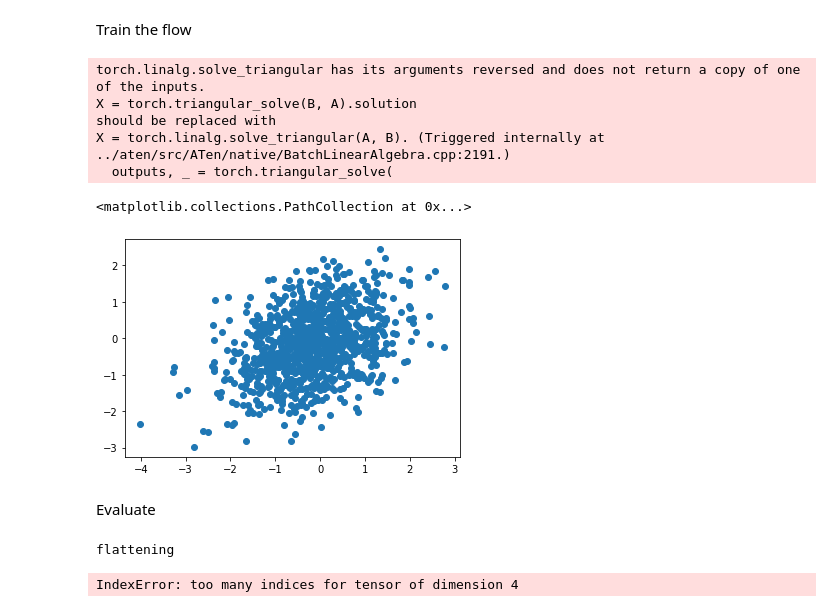
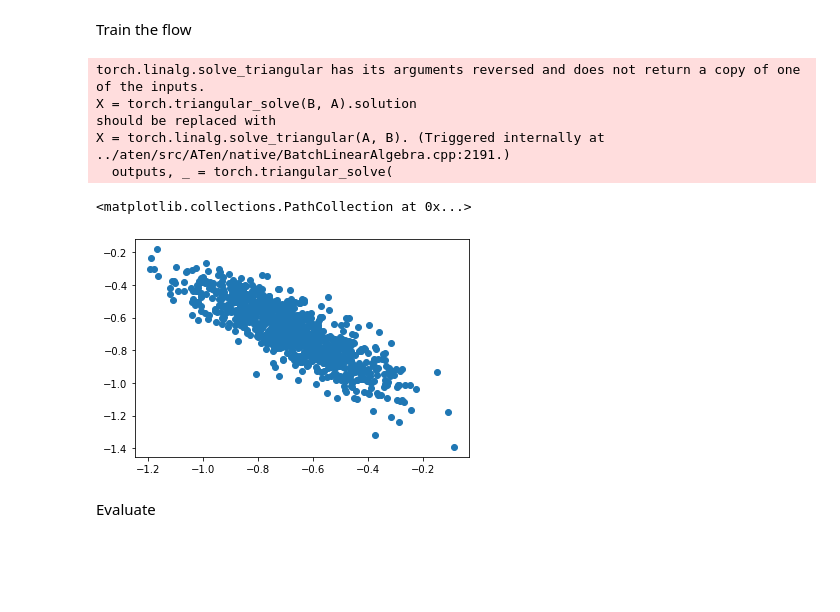
Before and after one commit to HamidrezaKmK/ood-detection, a Jupyter notebook: notebooks/ood_toy_example.ipynb, the cells around one changed output. Drawn from its saved outputs; the diff is of its cells as text; code cells hidden in the pictures; blank space fills up the shorter version.

```diff
--- a/notebooks/ood_toy_example.ipynb
+++ b/notebooks/ood_toy_example.ipynb
@@ -57,20 +60,20 @@ flow.lr_scheduler = scheduler
 # %% [markdown]
 Train the flow
 # %%
-for epoch in range(10):
+for epoch in range(1000):
     for batch in dataloader:
         flow.train_batch(batch)
 
 gen_sample = flow.sample(1000).detach()
 plt.scatter(gen_sample[:, 0], gen_sample[:, 1])
 # %% [output]
 torch.linalg.solve_triangular has its arguments reversed and does not return a copy of one of the inputs.
 X = torch.triangular_solve(B, A).solution
 should be replaced with
 X = torch.linalg.solve_triangular(A, B). (Triggered internally at ../aten/src/ATen/native/BatchLinearAlgebra.cpp:2191.)
   outputs, _ = torch.triangular_solve(
 <matplotlib.collections.PathCollection at 0x...>
-[figure, old version]
+[figure, new version]
 # %% [markdown]
 Evaluate
 # %%
@@ -78,8 +81,6 @@ from ood.methods.linear_approximations.latent_statistics import EllipsoidCDFStat
 from ood.methods.linear_approximations.encoding_model import EncodingFlow
 
 
-ellipsoid_calc = EllipsoidCDFStatsCalculator(flow, EncodingFlow)
-ellipsoid_calc.sample(0.01, dataloader, 20)
+ellipsoid_calc = EllipsoidCDFStatsCalculator(
+    flow, EncodingFlow, {'use_functorch': True, 'use_forward_mode': False, 'use_vmap': True})
+ellipsoid_samples = ellipsoid_calc.sample(0.01, dataloader, 1000)
-# %% [output]
-flattening
-IndexError: too many indices for tensor of dimension 4
```
Also changed, not shown: parts of 4 cells of this notebook.
